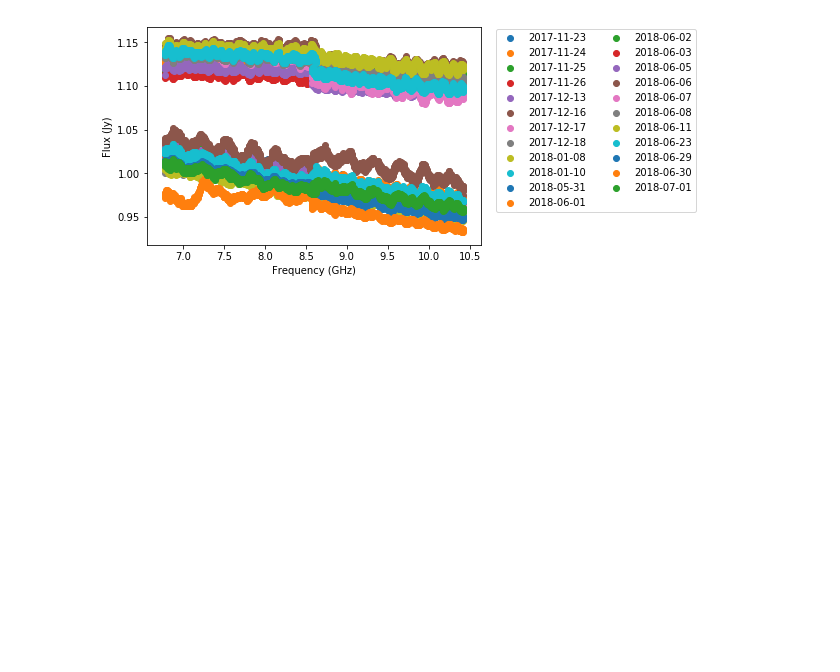
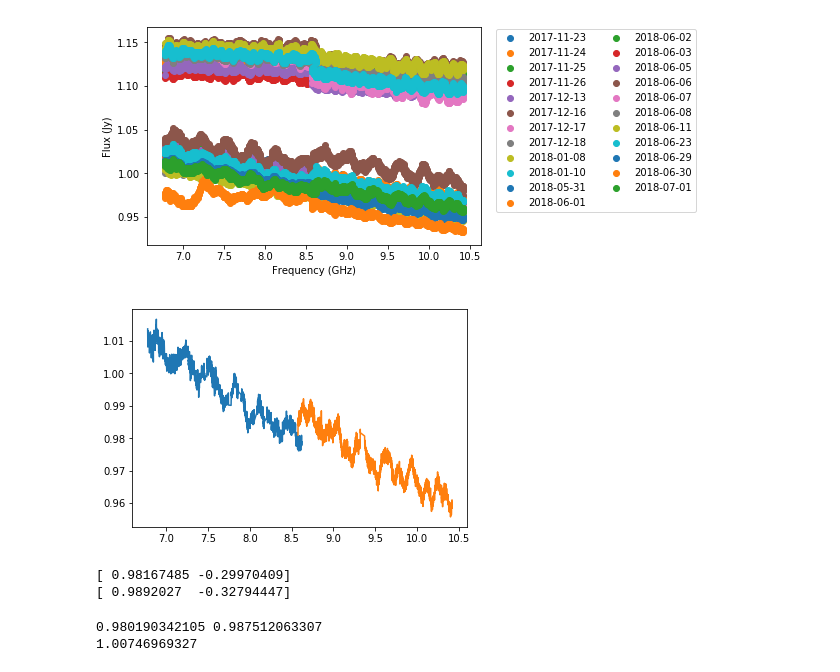
Before and after one commit to tjgalvin/C3171_Reduction, a Jupyter notebook: Notebooks/Secondary_uvfmeas_Inspection.ipynb, the cells around one changed output. Saved outputs shown, nothing was run; the diff lists cells and outputs as text; code cells hidden in the pictures; blank space fills up the shorter version.

Commit message:
Commit of secondary scaling method
To attempt to correct for misaligned secondary spectrum, use the two uvfmeas IF results to fit two models, then scale if1 (7.7GHz) to if2 (9.5GHz).

```diff
--- a/Notebooks/Secondary_uvfmeas_Inspection.ipynb
+++ b/Notebooks/Secondary_uvfmeas_Inspection.ipynb
@@ -78,3 +79,18 @@ fig.legend(ncol=2,bbox_to_anchor=(1.4, 0.9))
 fig.show()
 # %% [output]
 [figure]
+# %%
+df7 = pd.read_csv('../Data/2018-07-01/Plots/secondary_uvfmeas_7700_log.txt', names=('nu','s_nu','s_model'), delim_whitespace=True)
+df9 = pd.read_csv('../Data/2018-07-01/Plots/secondary_uvfmeas_9500_log.txt', names=('nu','s_nu','s_model'), delim_whitespace=True)
+# %%
+nu7, snu7 = df7['nu'].values, df7['s_nu'].values
+nu9, snu9 = df9['nu'].values, df9['s_nu'].values
+# %%
+fig, ax = plt.subplots(1,1)
+
+ax.plot(nu7, snu7)
+ax.plot(nu9, snu9)
+
+fig.show()
+# %% [output]
+[figure, added]
@@ -80,0 +106,18 @@ fig.show()
+# %%
+print(fit7[0])
+print(fit9[0])
+# %% [output]
+[ 0.98167485 -0.29970409]
+[ 0.9892027  -0.32794447]
+# %%
+nom7 = np.median(pl(nu7[-50:], *fit7[0]))
+nom9 = np.median(pl(nu9[:50], *fit9[0]))
+
+print(nom7, nom9)
+
+fact = nom9/nom7
+
+print(fact)
+# %% [output]
+0.980190342105 0.987512063307
+1.00746969327
```
Also changed, not shown: parts of 13 cells of this notebook.
